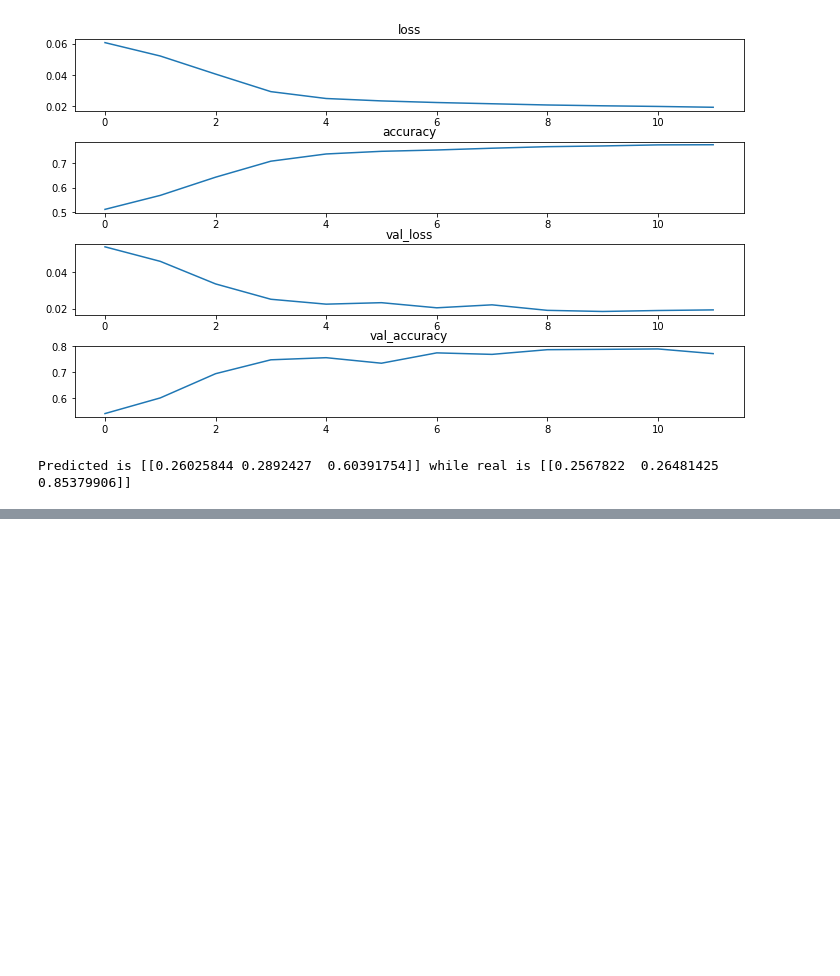
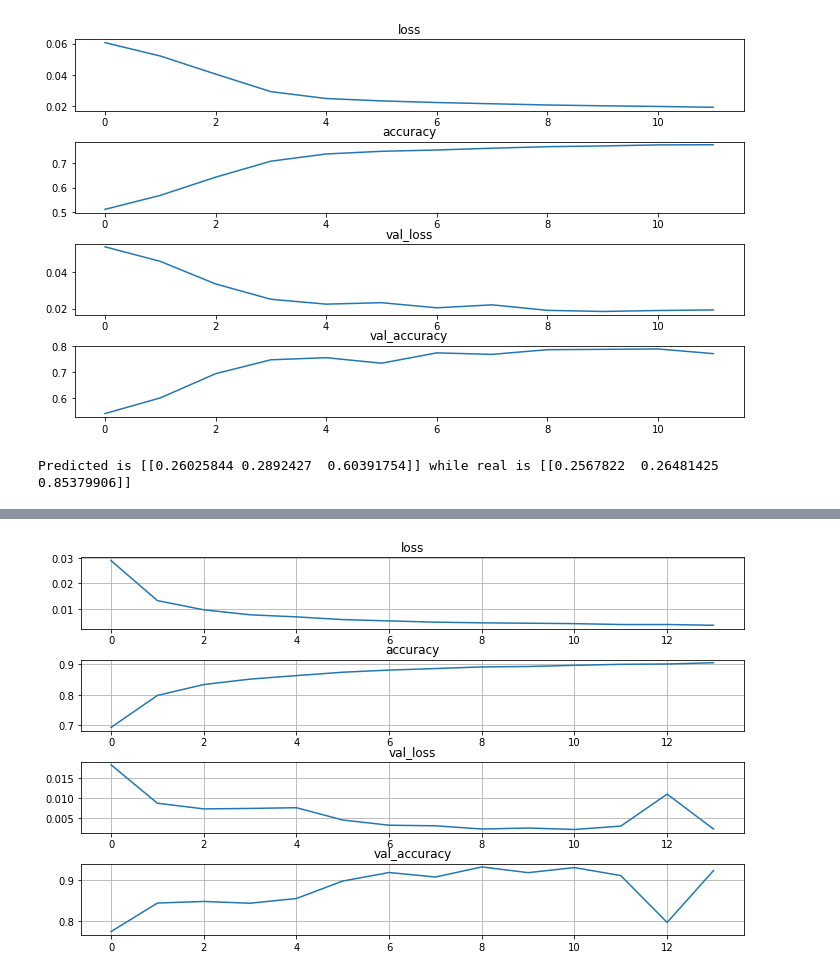
Before and after one commit to emelf/USN-Python-Scripts---Emil, a Jupyter notebook: Python/Parameter Estimation - v2/test - param_est_quadratic.ipynb, the cells around one changed output, grey strips where cells are left out. Cells and saved outputs as stored; diff of their text form; code cells hidden in the pictures; blank space fills up the shorter version.

```diff
--- a/Python/Parameter Estimation - v2/test - param_est_quadratic.ipynb
+++ b/Python/Parameter Estimation - v2/test - param_est_quadratic.ipynb
@@ -35,9 +36,9 @@ class f_model:
         return self.theta[0]*x**2 + self.theta[1]*x + self.theta[2]
 # %%
 theta_range = [(-5, 5), (-5, 5), (-10, 10)]
-x_range = (-10, 10)
-dx = 0.5
-N_x = 10
+x_range = (-2, 2)
+dx = 0.05
+N_x = 50
 
 X_NN = []
 y_NN = []
@@ -165,8 +153,8 @@ print(f"Predicted is {model.predict(X_pred)} while real is {y_res}")
 # %% [output]
 Predicted is [[0.26025844 0.2892427  0.60391754]] while real is [[0.2567822  0.26481425 0.85379906]]
 # %%
-N_h1 = 400
-N_h2 = 300
+N_h1 = 100
+N_h2 = 200
 
 N_vars = 2
 N_seq = N_x
@@ -177,6 +165,8 @@ inputs = keras.Input(shape=(N_seq, N_vars), name="Variables")
 #input1 = Flatten(name="Flattening")(inputs)
 x_n = tf.split(inputs, num_or_size_splits=N_seq//5, axis=1, name="Split1")
 NN1 = [Dense(N_h1, activation='relu', name=f"NN1_x{i+1}")(x1) for i, x1 in enumerate(x_n)]
+#NN2 = Dense(N_h1, activation='relu', name=f"NN1_x{i+1}")(inputs)
+#NN1.append(NN2)
 NN = Concatenate(axis=1, name="Out2")(NN1)
 NN = Dense(N_h2, activation='relu', name="NN2")(NN)
 NN = Flatten()(NN)
@@ -212,5 +202,5 @@ keras.utils.plot_model(model, to_file='model.png', show_shapes=True)
 # %%
 history = model.fit(X_train, y_train, epochs=20, validation_data=(X_test, y_test), batch_size=32,
-                       callbacks=[tf.keras.callbacks.EarlyStopping(patience=2)])
+                       callbacks=[tf.keras.callbacks.EarlyStopping(patience=3)])
 # %% [output]
 Epoch 1/20
@@ -218,11 +223,14 @@ KeyboardInterrupt:
 # %%
 hist = history.history
 fig, axes = plt.subplots(len(hist), 1)
 for el, ax in zip(hist, axes):
     ax.plot(hist[el])
     ax.set_title(el)
+    ax.grid()
 
 fig.set_figheight(6)
 fig.set_figwidth(10)
 fig.tight_layout(h_pad=-0.2)
 plt.show()
+# %% [output]
+[figure, added]
```
Also changed, not shown: parts of 10 cells of this notebook.
